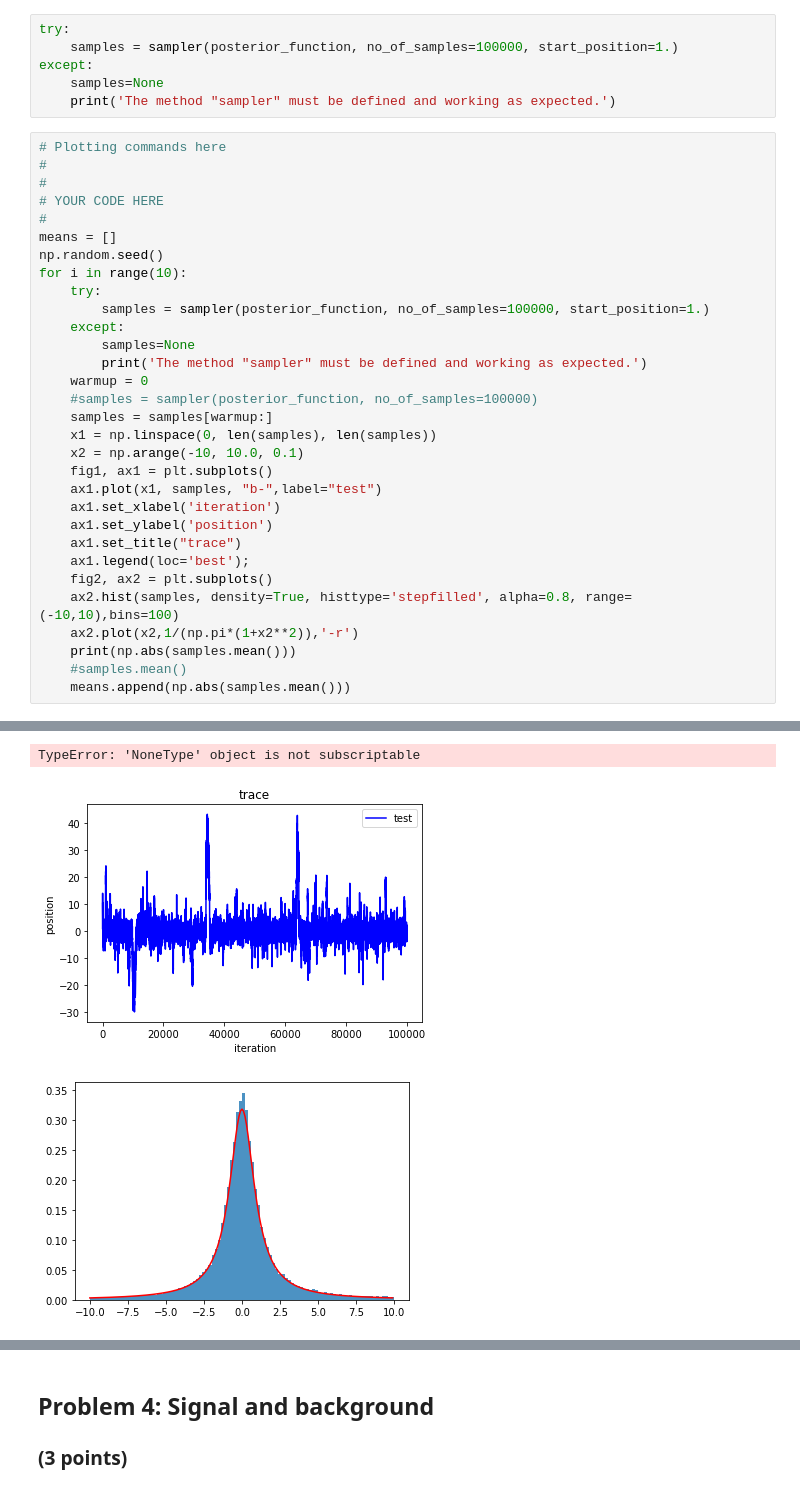
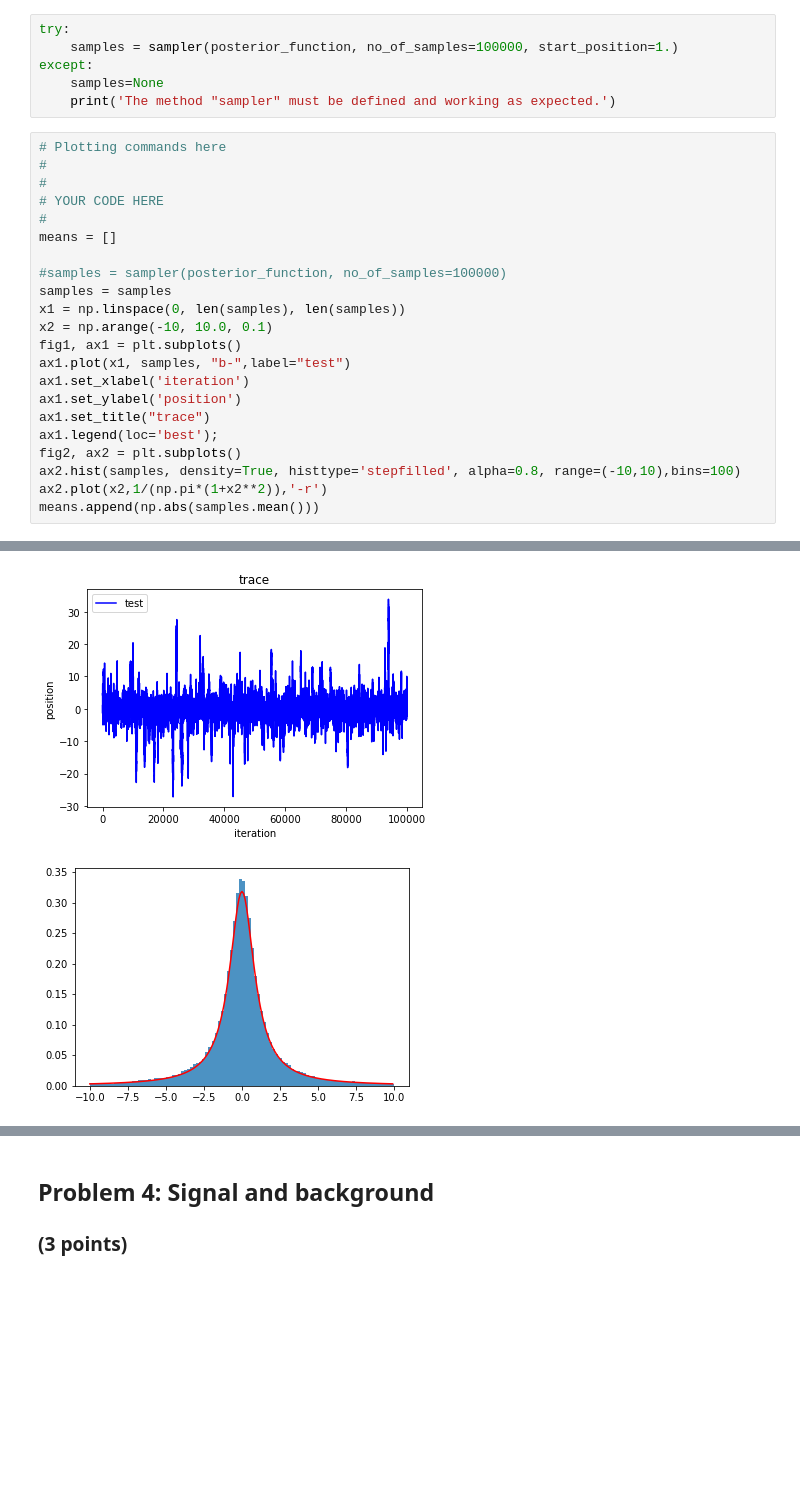
Before and after one commit to ElinOhlman/tif285, a Jupyter notebook: doc/pub/ProblemSets/Set2/TIF285_ps2_basic_problems.ipynb, the cells around one changed output, grey strips where cells are left out. Drawn from its saved outputs; the diff is of its cells as text; blank space fills up the shorter version.

```diff
--- a/doc/pub/ProblemSets/Set2/TIF285_ps2_basic_problems.ipynb
+++ b/doc/pub/ProblemSets/Set2/TIF285_ps2_basic_problems.ipynb
@@ -622,28 +611,19 @@ except:
 # YOUR CODE HERE
 #
 means = []
-np.random.seed()
-for i in range(10):
-    try:
-        samples = sampler(posterior_function, no_of_samples=100000, start_position=1.)
-    except:
-        samples=None
-        print('The method "sampler" must be defined and working as expected.')
-    warmup = 0
-    #samples = sampler(posterior_function, no_of_samples=100000)
-    samples = samples[warmup:]
-    x1 = np.linspace(0, len(samples), len(samples))
-    x2 = np.arange(-10, 10.0, 0.1)
-    fig1, ax1 = plt.subplots()
-    ax1.plot(x1, samples, "b-",label="test")
-    ax1.set_xlabel('iteration')
-    ax1.set_ylabel('position')
-    ax1.set_title("trace")
-    ax1.legend(loc='best');
-    fig2, ax2 = plt.subplots()
-    ax2.hist(samples, density=True, histtype='stepfilled', alpha=0.8, range=(-10,10),bins=100)
-    ax2.plot(x2,1/(np.pi*(1+x2**2)),'-r')
-    print(np.abs(samples.mean()))
-    #samples.mean()
-    means.append(np.abs(samples.mean()))
+
+#samples = sampler(posterior_function, no_of_samples=100000)
+samples = samples
+x1 = np.linspace(0, len(samples), len(samples))
+x2 = np.arange(-10, 10.0, 0.1)
+fig1, ax1 = plt.subplots()
+ax1.plot(x1, samples, "b-",label="test")
+ax1.set_xlabel('iteration')
+ax1.set_ylabel('position')
+ax1.set_title("trace")
+ax1.legend(loc='best');
+fig2, ax2 = plt.subplots()
+ax2.hist(samples, density=True, histtype='stepfilled', alpha=0.8, range=(-10,10),bins=100)
+ax2.plot(x2,1/(np.pi*(1+x2**2)),'-r')
+means.append(np.abs(samples.mean()))
 # %% [output]
@@ -654,3 +630,2 @@ The method "sampler" must be defined and working as expected.
-TypeError: 'NoneType' object is not subscriptable
-[figure, old version]
+[figure, new version]
-[figure, old version]
+[figure, new version]
```
Also changed, not shown: parts of 8 cells of this notebook, 2 other files.
